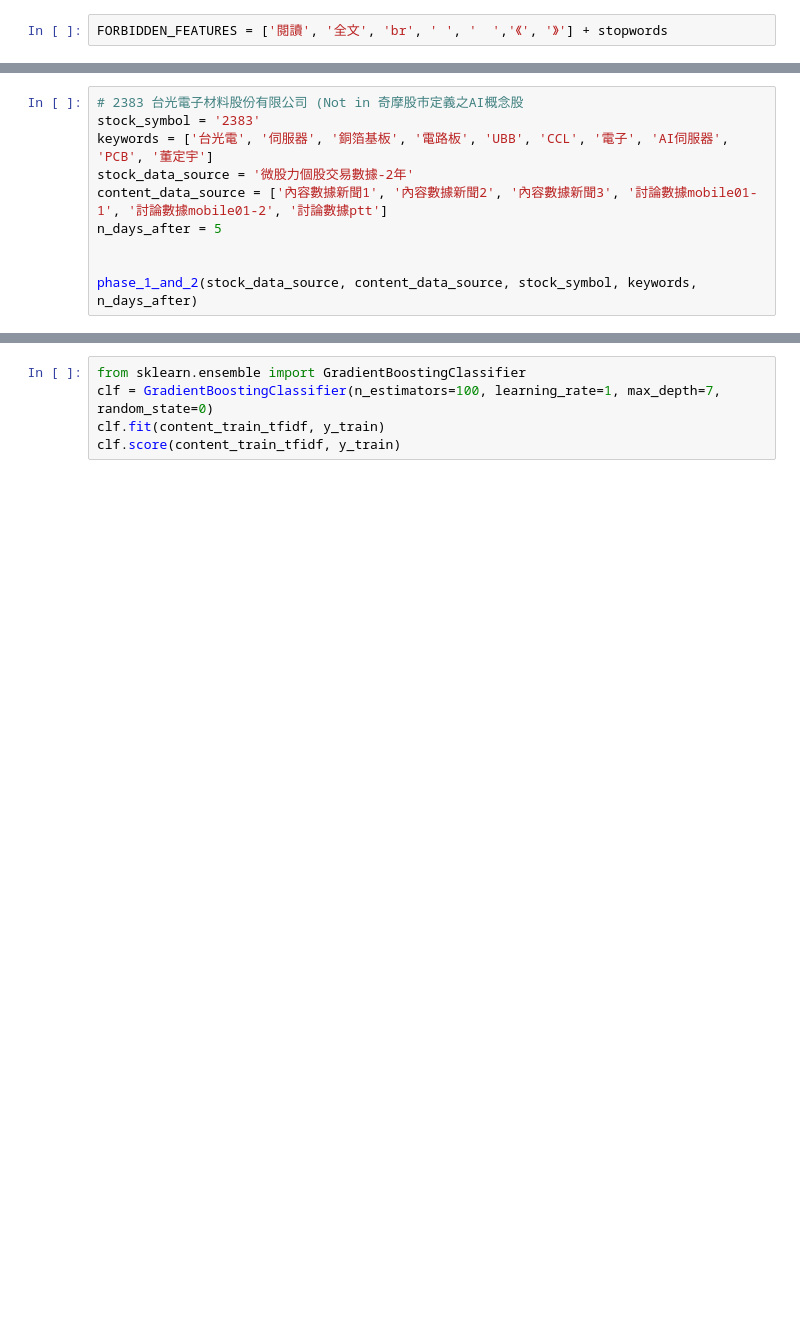
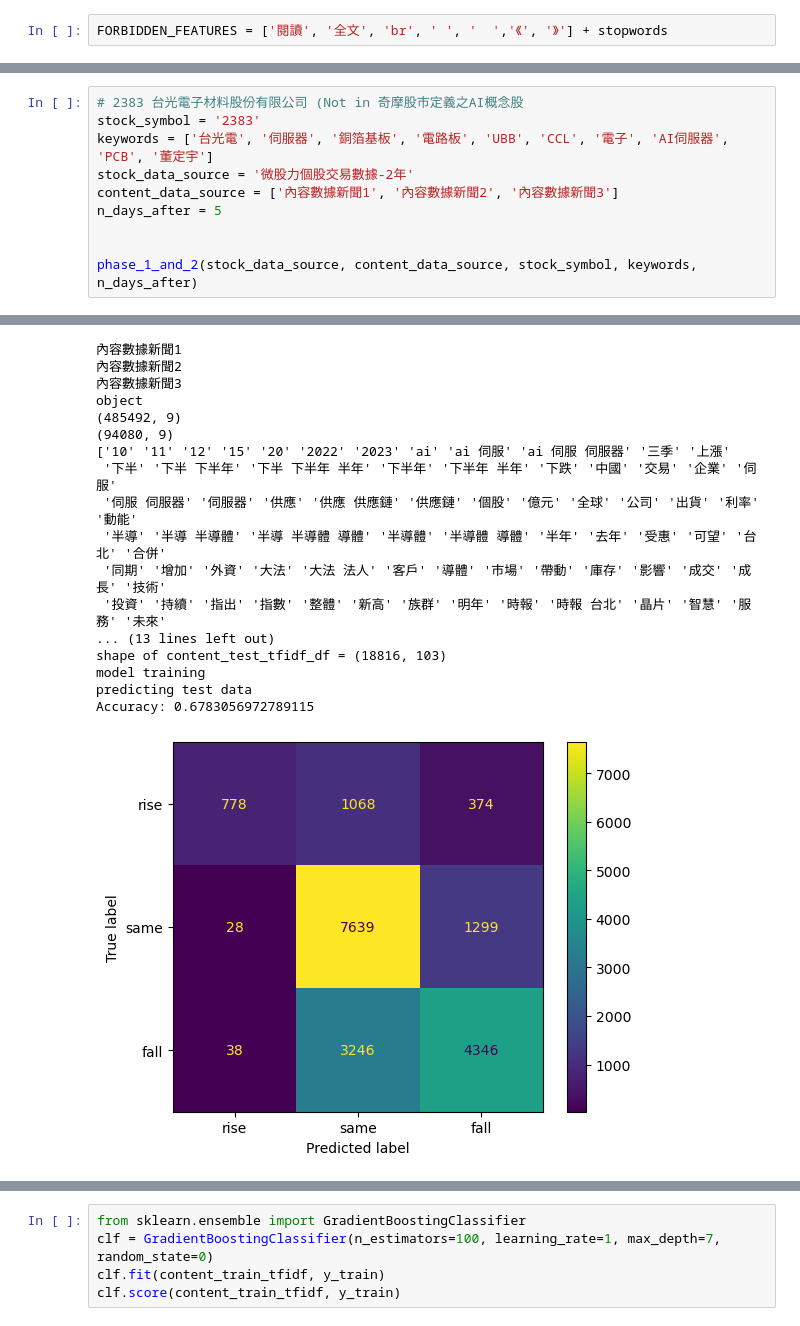
Before and after one commit to ruby0322/bda-midterm-project, a Jupyter notebook: no-bert/bda_midterm_project_4_v2.ipynb, the cells around one changed output, grey strips where cells are left out. Drawn from its saved outputs; the diff is of its cells as text; blank space fills up the shorter version.

```diff
--- a/no-bert/bda_midterm_project_4_v2.ipynb
+++ b/no-bert/bda_midterm_project_4_v2.ipynb
@@ -439,8 +671,9 @@ Accuracy: 0.6944444444444444
 stock_symbol = '2383'
 keywords = ['台光電', '伺服器', '銅箔基板', '電路板', 'UBB', 'CCL', '電子', 'AI伺服器', 'PCB', '董定宇']
 stock_data_source = '微股力個股交易數據-2年'
-content_data_source = ['內容數據新聞1', '內容數據新聞2', '內容數據新聞3', '討論數據mobile01-1', '討論數據mobile01-2', '討論數據ptt']
+content_data_source = ['內容數據新聞1', '內容數據新聞2', '內容數據新聞3']
 n_days_after = 5
 
 
 phase_1_and_2(stock_data_source, content_data_source, stock_symbol, keywords, n_days_after)
+# %% [output]
@@ -447,3 +695,21 @@ phase_1_and_2(stock_data_source, content_data_source, stock_symbol, keywords, n_
+內容數據新聞1
+內容數據新聞2
+內容數據新聞3
+object
+(485492, 9)
+(94080, 9)
+['10' '11' '12' '15' '20' '2022' '2023' 'ai' 'ai 伺服' 'ai 伺服 伺服器' '三季' '上漲'
+ '下半' '下半 下半年' '下半 下半年 半年' '下半年' '下半年 半年' '下跌' '中國' '交易' '企業' '伺服'
+ '伺服 伺服器' '伺服器' '供應' '供應 供應鏈' '供應鏈' '個股' '億元' '全球' '公司' '出貨' '利率' '動能'
+ '半導' '半導 半導體' '半導 半導體 導體' '半導體' '半導體 導體' '半年' '去年' '受惠' '可望' '台北' '合併'
+ '同期' '增加' '外資' '大法' '大法 法人' '客戶' '導體' '市場' '帶動' '庫存' '影響' '成交' '成長' '技術'
+ '投資' '持續' '指出' '指數' '整體' '新高' '族群' '明年' '時報' '時報 台北' '晶片' '智慧' '服務' '未來'
+... (13 lines left out)
+shape of content_test_tfidf_df = (18816, 103)
+model training
+predicting test data
+Accuracy: 0.6783056972789115
+[figure, added]
 # %%
 # 2454 聯發科技
 stock_symbol = '2454'
```
Also changed, not shown: parts of 13 cells of this notebook.
